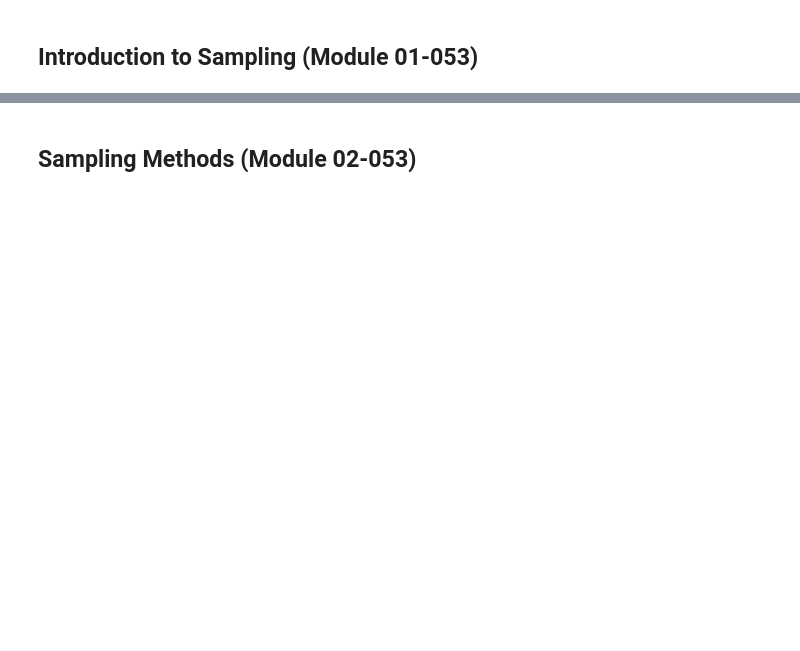
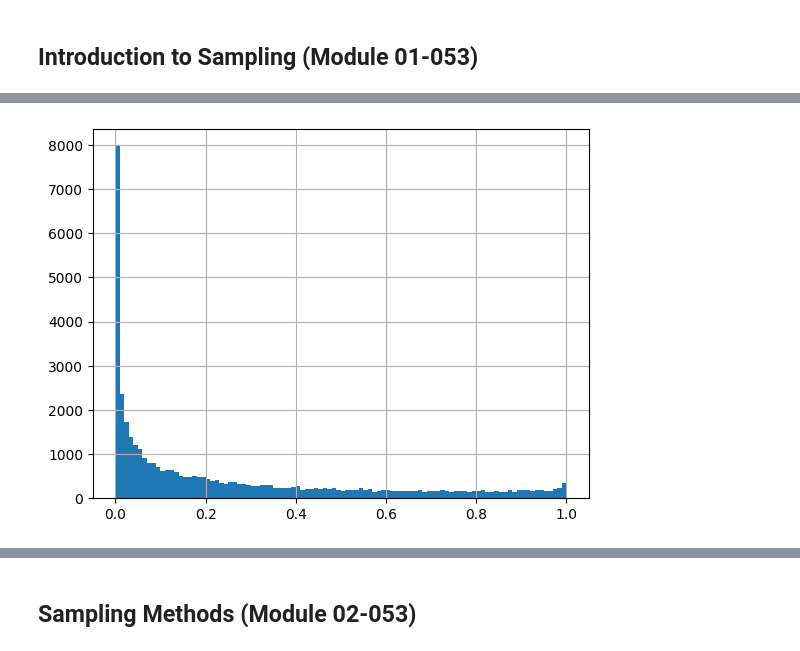
Before and after one commit to mcabas/Datacamp_Notebook, a Jupyter notebook: DataCamp.Course_053_Sampling in Python.ipynb, the cells around one changed output, grey strips where cells are left out. Drawn from its saved outputs; the diff is of its cells as text; code cells hidden in the pictures; blank space fills up the shorter version.

```diff
--- a/DataCamp.Course_053_Sampling in Python.ipynb
+++ b/DataCamp.Course_053_Sampling in Python.ipynb
@@ -22,0 +41,3 @@ print(df_show.head(5))
+# %%
+spotify_population = read_feather_fun('datasets','spotify_2000_2020', dir)
+print(spotify_population.head(5))
@@ -68,0 +287,6 @@ display(
+# %%
+# Visualize the distribution of acousticness with a histogram
+spotify_population["acousticness"].hist(bins=np.arange(0, 1.01, 0.01))
+plt.show()
+# %% [output]
+[figure, added]
```
Also changed, not shown: parts of 70 cells of this notebook, 4 other files.
